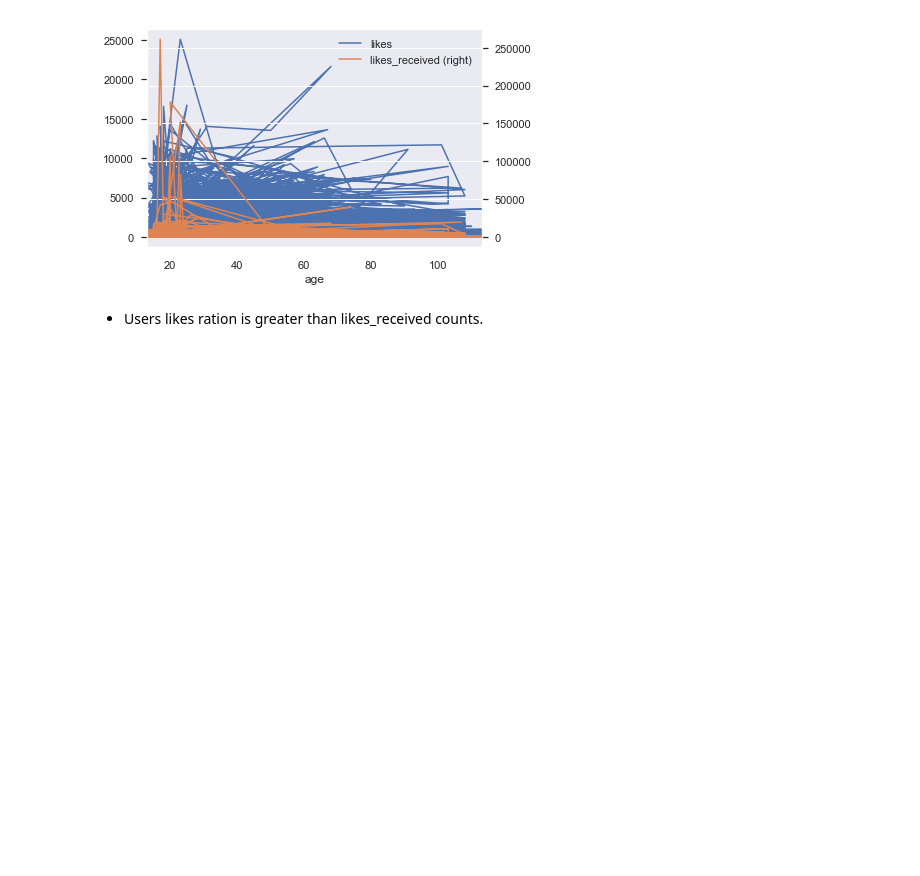
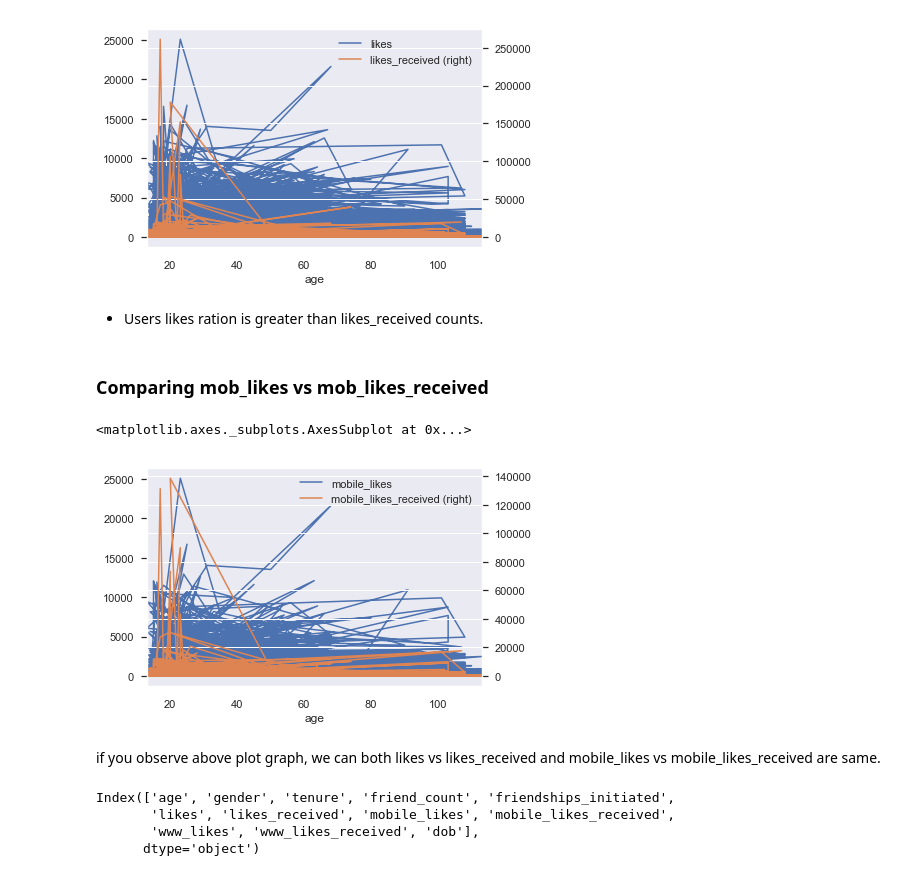
Before and after one commit to thammaneni/SocialMediaActiveUsers, a Jupyter notebook: Facebook_dataset.ipynb, the cells around one changed output. Saved outputs shown, nothing was run; the diff lists cells and outputs as text; code cells hidden in the pictures; blank space fills up the shorter version.

```diff
--- a/Facebook_dataset.ipynb
+++ b/Facebook_dataset.ipynb
@@ -329,3 +346,21 @@ fb_cleandf.plot(x = 'age', y = 'likes_received', ax = ax, secondary_y = True)
 [figure]
 # %% [markdown]
 - Users likes ration is greater than likes_received counts.
+# %% [markdown]
+### Comparing mob_likes vs mob_likes_received
+# %%
+fig,ax=plt.subplots()
+fb_cleandf.plot(x='age', y='mobile_likes',ax=ax)
+fb_cleandf.plot(x='age', y='mobile_likes_received',ax=ax,secondary_y=True)
+# %% [output]
+<matplotlib.axes._subplots.AxesSubplot at 0x...>
+[figure, added]
+# %% [markdown]
+if you observe above plot graph, we can both likes vs likes_received and mobile_likes vs mobile_likes_received are same.
+# %%
+fb_cleandf.columns
+# %% [output]
+Index(['age', 'gender', 'tenure', 'friend_count', 'friendships_initiated',
+       'likes', 'likes_received', 'mobile_likes', 'mobile_likes_received',
+       'www_likes', 'www_likes_received', 'dob'],
+      dtype='object')
```
Also changed, not shown: parts of 25 cells of this notebook.
